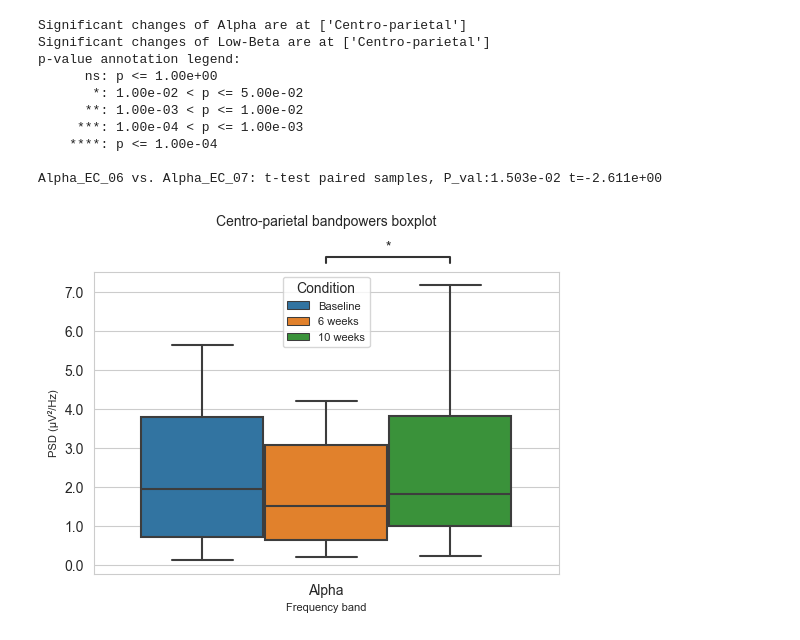
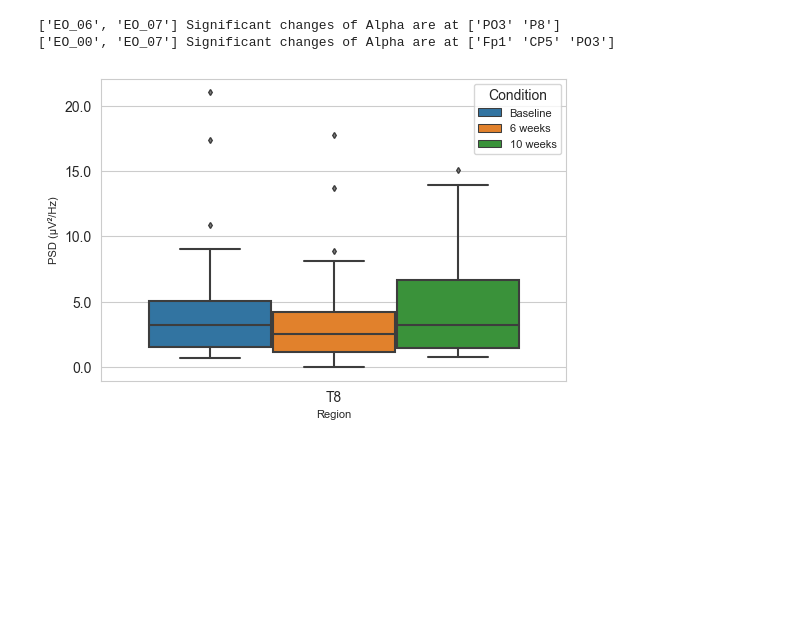
Before and after one commit to teanijarv/EEG-pyline, a Jupyter notebook: 04_datavisualisation.ipynb, the cells around one changed output. Saved outputs shown, nothing was run; the diff lists cells and outputs as text; code cells hidden in the pictures; blank space fills up the shorter version.

Commit message:
Wilcoxon test + code optimization
- changed the main statistical test to Wilcoxon signed-rank test
- updated/optimized spectral analysis notebook script
- updated some functions and added comments

```diff
--- a/04_datavisualisation.ipynb
+++ b/04_datavisualisation.ipynb
@@ -16,25 +11,29 @@ import statannotations
 # %%
-#exp_folder = input('Experiment folder (e.g., Eyes Open\Baseline):')
-exp_folder_1 = r"Eyes Closed\Baseline"
-exp_folder_2 = r"Eyes Closed\6 weeks"
-exp_folder_3 = r"Eyes Closed\10 weeks"
+# exp_folder_1 = r"Eyes Closed\Baseline"
+# exp_folder_2 = r"Eyes Closed\6 weeks"
+# exp_folder_3 = r"Eyes Closed\10 weeks"
+
+exp_folder_1 = r"Eyes Open\Baseline"
+exp_folder_2 = r"Eyes Open\6 weeks"
+exp_folder_3 = r"Eyes Open\10 weeks"
 
 psd_reg_folder = r"Results\PSD\regions"
 psd_ch_folder = r"Results\PSD\channels"
 
-condition_code_list = [['EC_00','EC_06'],['EC_06','EC_07'],['EC_00','EC_07']]
+#condition_code_list = [['EC_00','EC_06'],['EC_06','EC_07'],['EC_00','EC_07']]
+condition_code_list = [['EO_00','EO_06'],['EO_06','EO_07'],['EO_00','EO_07']]
 
-[dir_inprogress_reg_1,b_names_reg_1,condition_reg_1] = readPSDFiles(exp_folder_1,psd_reg_folder)
-[dir_inprogress_reg_2,b_names_reg_2,condition_reg_2] = readPSDFiles(exp_folder_2,psd_reg_folder)
-[dir_inprogress_reg_3,b_names_reg_3,condition_reg_3] = readPSDFiles(exp_folder_3,psd_reg_folder)
+[dir_inprogress_reg_1,b_names_reg_1,condition_reg_1] = read_excel_psd(exp_folder_1,psd_reg_folder)
+[dir_inprogress_reg_2,b_names_reg_2,condition_reg_2] = read_excel_psd(exp_folder_2,psd_reg_folder)
+[dir_inprogress_reg_3,b_names_reg_3,condition_reg_3] = read_excel_psd(exp_folder_3,psd_reg_folder)
 
 dir_inprogress_reg = dir_inprogress_reg_1,dir_inprogress_reg_2,dir_inprogress_reg_3
 b_names_reg = b_names_reg_1,b_names_reg_2,b_names_reg_3
 condition_reg = condition_reg_1,condition_reg_2,condition_reg_3
 
-[dir_inprogress_ch_1,b_names_ch_1,condition_ch_1] = readPSDFiles(exp_folder_1,psd_ch_folder)
-[dir_inprogress_ch_2,b_names_ch_2,condition_ch_2] = readPSDFiles(exp_folder_2,psd_ch_folder)
-[dir_inprogress_ch_3,b_names_ch_3,condition_ch_3] = readPSDFiles(exp_folder_3,psd_ch_folder)
+[dir_inprogress_ch_1,b_names_ch_1,condition_ch_1] = read_excel_psd(exp_folder_1,psd_ch_folder)
+[dir_inprogress_ch_2,b_names_ch_2,condition_ch_2] = read_excel_psd(exp_folder_2,psd_ch_folder)
+[dir_inprogress_ch_3,b_names_ch_3,condition_ch_3] = read_excel_psd(exp_folder_3,psd_ch_folder)
 
 dir_inprogress_ch = dir_inprogress_ch_1,dir_inprogress_ch_2,dir_inprogress_ch_3
 b_names_ch = b_names_ch_1,b_names_ch_2,b_names_ch_3
@@ -42,8 +41,8 @@ condition_ch = condition_ch_1,condition_ch_2,condition_ch_3
 
 clean_folder = r"Data\Clean"
 dir_inprogress_epo = os.path.join(clean_folder,exp_folder_1)
-_, subject_names = readFiles(dir_inprogress_epo,"_clean-epo.fif")
-epochs = mne.read_epochs(fname='{}\{}_clean-epo.fif'.format(dir_inprogress_epo,subject_names[0]))
+_, subject_names = read_files(dir_inprogress_epo,"_clean-epo.fif")
+epochs = mne.read_epochs(fname='{}\{}_clean-epo.fif'.format(dir_inprogress_epo,subject_names[0]),verbose=False)
 # %% [output]
 Files in folder: 5
 Files in folder: 5
@@ -127,17 +173,9 @@ for b_name in (df_psd_ch['Frequency band'].unique()):
 # %%
-plot_boxplot_location(df_psd_reg,bands=['Alpha'],region='Centro-parietal',
-                      condition_comp_list=condition_code_list,
-                      condition_legend=['Baseline','6 weeks','10 weeks'],fnt=['sans-serif',8,10],
-                      stat_test='t-test_paired',ast_loc='outside',export=True)
+plot_boxplot_band(df_psd_ch,regions=['T8'],band='Alpha',
+                  condition_comp_list=condition_code_list,
+                  condition_legend=['Baseline','6 weeks','10 weeks'],fnt=['sans-serif',8,10],
+                  title=False,stat_test='Wilcoxon',ast_loc='inside',export=True)
 # %% [output]
-Significant changes of Alpha are at ['Centro-parietal']
-Significant changes of Low-Beta are at ['Centro-parietal']
-p-value annotation legend:
-      ns: p <= 1.00e+00
-       *: 1.00e-02 < p <= 5.00e-02
-      **: 1.00e-03 < p <= 1.00e-02
-     ***: 1.00e-04 < p <= 1.00e-03
-    ****: p <= 1.00e-04
-
-Alpha_EC_06 vs. Alpha_EC_07: t-test paired samples, P_val:1.503e-02 t=-2.611e+00
+['EO_06', 'EO_07'] Significant changes of Alpha are at ['PO3' 'P8']
+['EO_00', 'EO_07'] Significant changes of Alpha are at ['Fp1' 'CP5' 'PO3']
-[figure, old version]
+[figure, new version]
```
Also changed, not shown: parts of 10 cells of this notebook, 7 other files.
